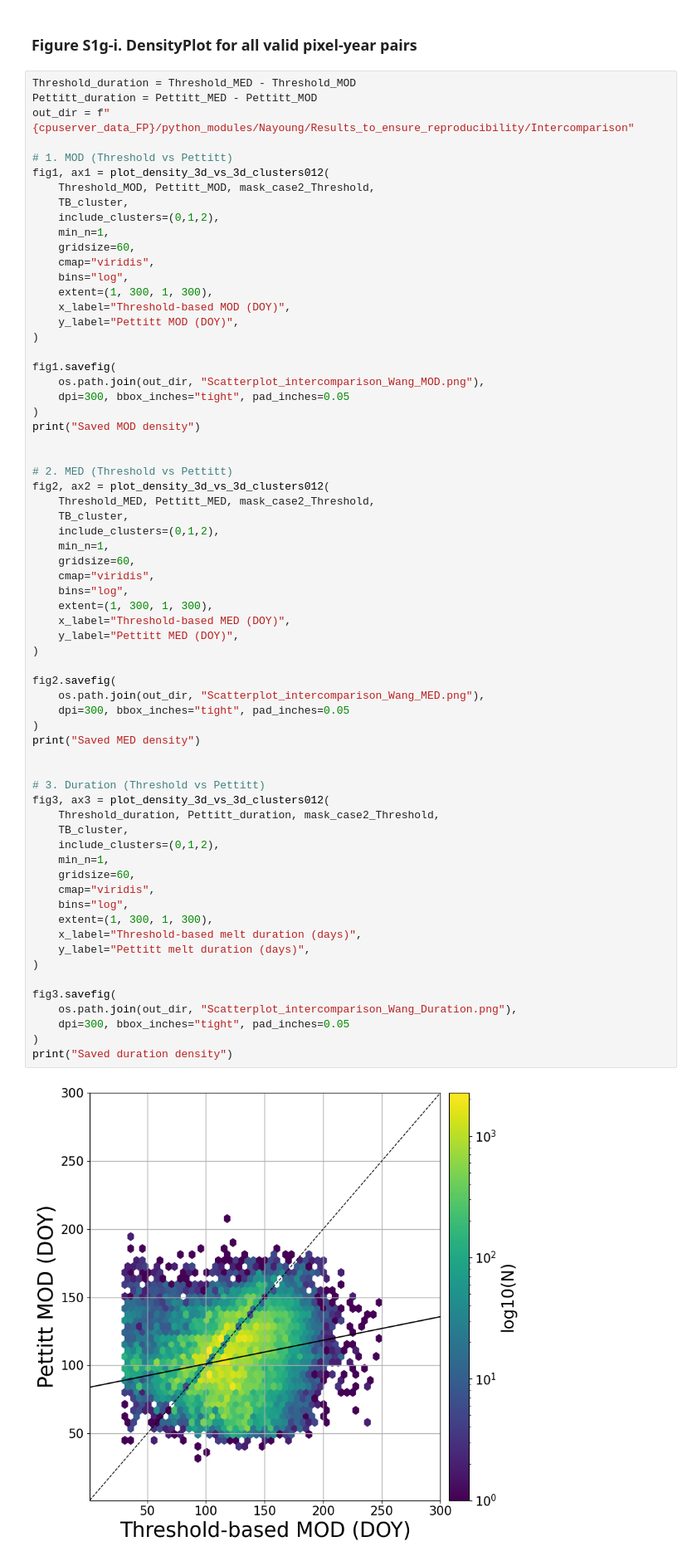
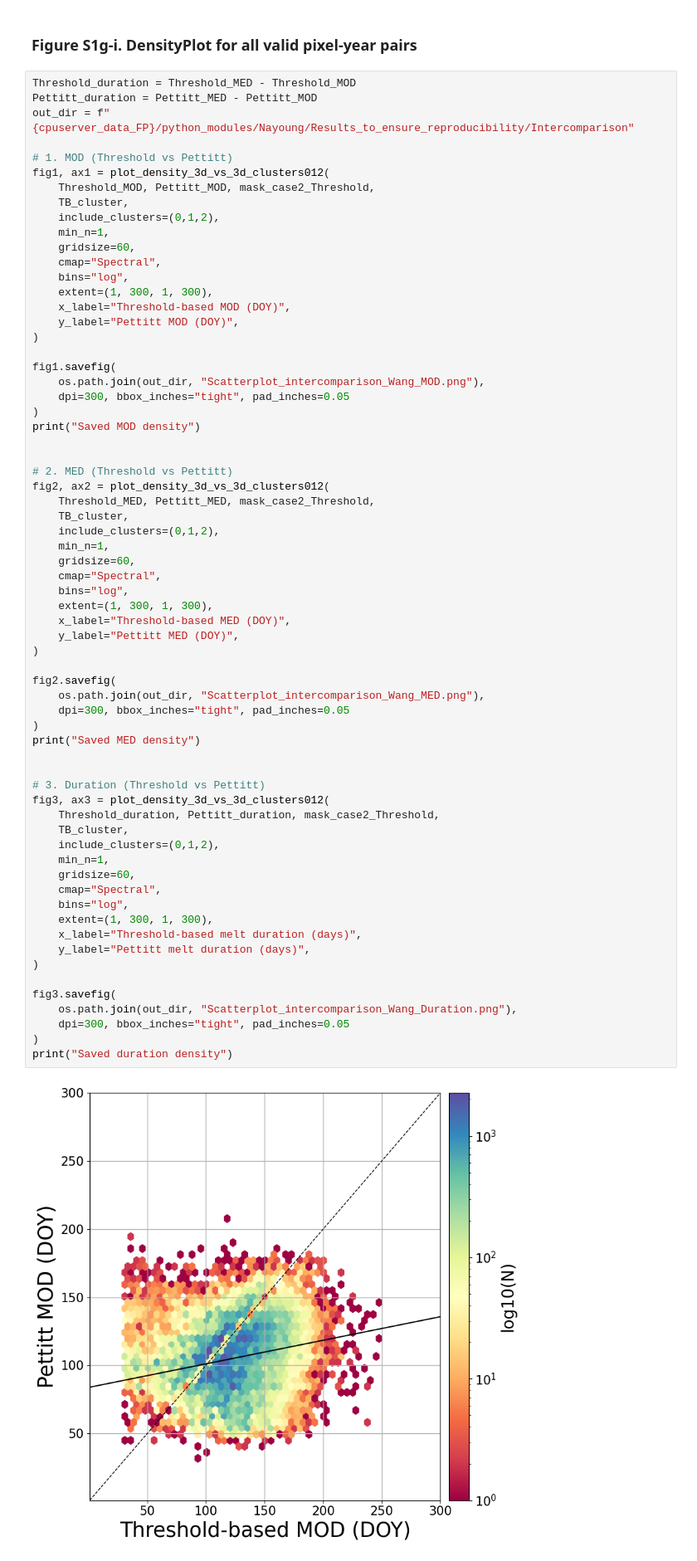
Before and after one commit to Nayoung1204/A-Long-term-Pan-Arctic-Snowmelt-Onset-and-End-Dates-Derived-from-Pettitt-test, a Jupyter notebook: Intercomparison/FigureS1_TableS2_Intercomparison_DensityPlot.ipynb, the cells around one changed output. Shown at 83% size. Cells and saved outputs as stored; diff of their text form.

```diff
--- a/Intercomparison/FigureS1_TableS2_Intercomparison_DensityPlot.ipynb
+++ b/Intercomparison/FigureS1_TableS2_Intercomparison_DensityPlot.ipynb
@@ -969,7 +969,7 @@ fig1, ax1 = plot_density_3d_vs_3d_clusters012(
     include_clusters=(0,1,2),
     min_n=1,
     gridsize=60,
-    cmap="viridis",
+    cmap="Spectral",
     bins="log",
     extent=(1, 300, 1, 300),
     x_label="Threshold-based MOD (DOY)",
@@ -990,39 +990,39 @@ fig2, ax2 = plot_density_3d_vs_3d_clusters012(
     include_clusters=(0,1,2),
     min_n=1,
     gridsize=60,
-    cmap="viridis",
+    cmap="Spectral",
     bins="log",
     extent=(1, 300, 1, 300),
     x_label="Threshold-based MED (DOY)",
     y_label="Pettitt MED (DOY)",
 )
 
 fig2.savefig(
     os.path.join(out_dir, "Scatterplot_intercomparison_Wang_MED.png"),
     dpi=300, bbox_inches="tight", pad_inches=0.05
 )
 print("Saved MED density")
 
 
 # 3. Duration (Threshold vs Pettitt)
 fig3, ax3 = plot_density_3d_vs_3d_clusters012(
     Threshold_duration, Pettitt_duration, mask_case2_Threshold,
     TB_cluster,
     include_clusters=(0,1,2),
     min_n=1,
     gridsize=60,
-    cmap="viridis",
+    cmap="Spectral",
     bins="log",
     extent=(1, 300, 1, 300),
     x_label="Threshold-based melt duration (days)",
     y_label="Pettitt melt duration (days)",
 )
 
 fig3.savefig(
     os.path.join(out_dir, "Scatterplot_intercomparison_Wang_Duration.png"),
     dpi=300, bbox_inches="tight", pad_inches=0.05
 )
 print("Saved duration density")
 # %% [output]
-[figure, old version]
+[figure, new version]
 Saved MOD density
```
Also changed, not shown: parts of 3 cells of this notebook, 24 other files.
